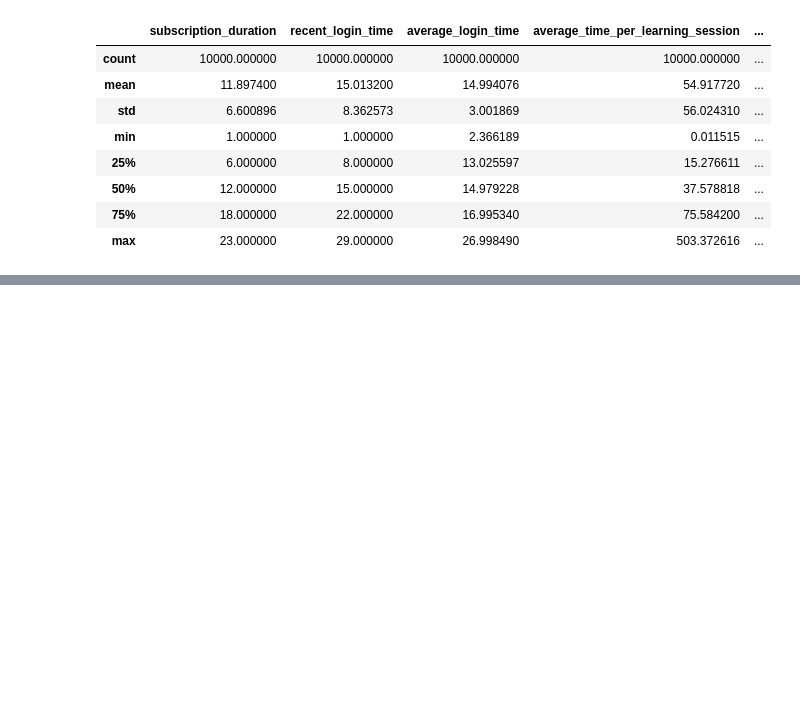
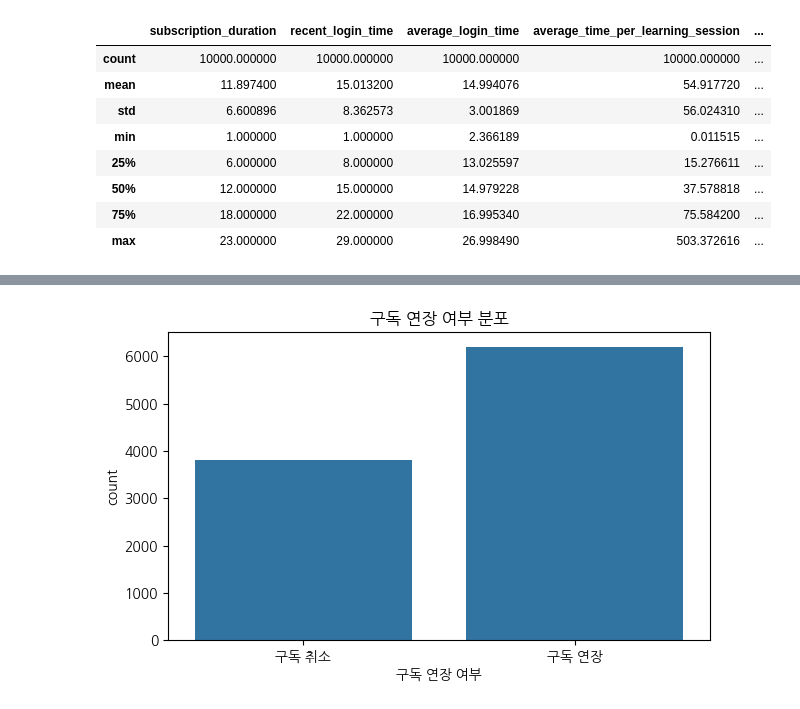
Before and after one commit to HEOSEUNGHEE/wassup3, a Jupyter notebook: 05_Data_Analysis/DA_Mini_Project.ipynb, the cells around one changed output, grey strips where cells are left out. Saved outputs shown, nothing was run; the diff lists cells and outputs as text; code cells hidden in the pictures; blank space fills up the shorter version.

```diff
--- a/05_Data_Analysis/DA_Mini_Project.ipynb
+++ b/05_Data_Analysis/DA_Mini_Project.ipynb
@@ -15,8 +15,8 @@ import koreanize_matplotlib
 유저들의 학습 패턴, 서비스 이용 시간, 콘텐츠에 대한 반응, 그리고 이들이 얼마나 자주 서비스를 이용하는지 등 다양한 데이터를 수집하고 분석
 이 데이터는 유저들이 서비스에 얼마나 만족하고 있는지, 어떤 요소들이 그들의 구독 결정에 영향을 미치는지 이해하는 데 중요한 역할을 할 것입니다.
 # %%
-mini_data = pd.read_table('data/mini.csv',sep=',')
-mini_data
+data = pd.read_table('data/mini.csv',sep=',')
+data
 # %% [output]
 |  | user_id | subscription_duration | recent_login_time | average_login_time | average_time_per_learning_session | ... |
 | 0 | b919c29d | 13 | 14 | 14.946163 | 8.427187 | ... |
@@ -80,0 +129,12 @@ mini_data.describe(include='all')
+# %%
+# 'target' 컬럼의 값 변경 ( 0 -> 구독 취소, 1 -> 구독 연장)
+data['구독 연장 여부'] = data['target'].map({0: '구독 취소', 1: '구독 연장'}) # target 컬럼의 각 값을 새로운 문자열 값으로 매핑, 결과를 '구독 연장 여부'라는 컬럼에 저
+data.drop('target', axis=1, inplace=True) # target 컬럼 삭제(컬럼 기준으로, 원본 데이터프레임 수정)
+# %%
+# 구독 연장 여부의 분포 확인
+plt.figure(figsize=(7, 4)) # 7x4 사이즈 그램 생성
+sns.countplot(data=data, x='구독 연장 여부') #데이터프레임에서 x축에 구독 연장 여부 컬럼 값들을 표시하고 값 분포를 막대 그래프로 보여줘라
+plt.title('구독 연장 여부 분포') # 막대 그래프 이름은 '구독 연장 여부 분포'
+plt.show()
+# %% [output]
+[figure, added]
```
Also changed, not shown: parts of 37 cells of this notebook, 5 other files.
